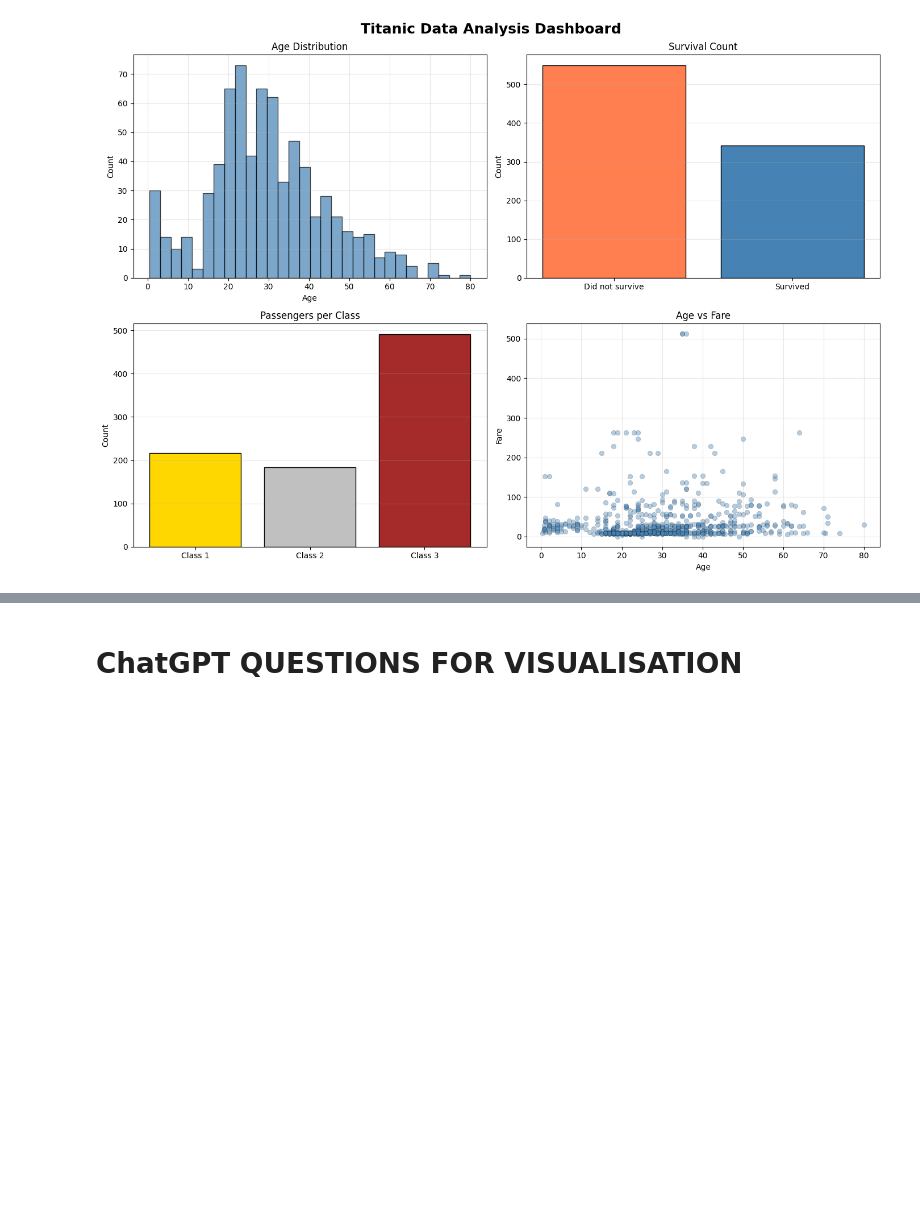
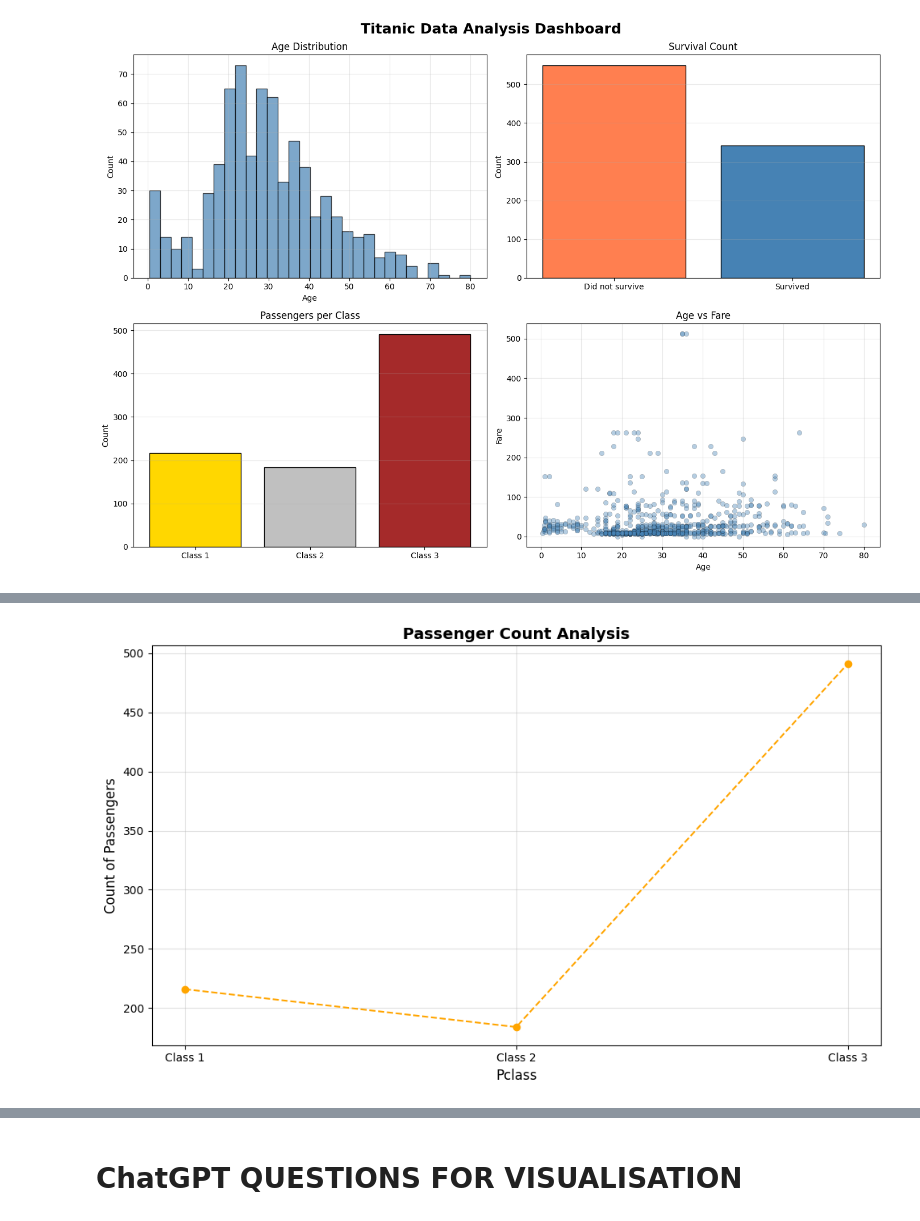
Before and after one commit to Ramcharan-AIML/Matplotlib_Problem_Solving, a Jupyter notebook: Matplotlib_Problems_Practice.ipynb, the cells around one changed output, grey strips where cells are left out. Drawn from its saved outputs; the diff is of its cells as text; code cells hidden in the pictures; blank space fills up the shorter version.

````diff
--- a/Matplotlib_Problems_Practice.ipynb
+++ b/Matplotlib_Problems_Practice.ipynb
@@ -346,0 +384,35 @@ plt.show()
+# %%
+
+# ## 📝 Practice Tasks — Matplotlib Only
+
+# Use the Titanic dataset for all tasks:
+# ```
+# 1. Line plot — show passenger count
+#    per Pclass as a trend line
+#    (x = class, y = count)
+pclass = df["Pclass"].value_counts().sort_index()
+# print(pclass)
+plt.figure(figsize=(10,6))
+
+plt.plot(pclass.index , pclass.values , color="orange", linestyle="--",marker="o")
+plt.title("Passenger Count Analysis" ,fontsize = 14, fontweight="bold")
+plt.xlabel("Pclass", fontsize = 12)
+plt.ylabel("Count of Passengers",fontsize = 12)
+plt.grid(True, alpha =0.4)
+plt.xticks([1, 2, 3],
+           ["Class 1", "Class 2", "Class 3"])
+
+plt.tight_layout()
+plt.show()
+
+
+
+# 📊 INSIGHT 1: Class 3 has most passengers (491) —
+#               more than Class 1 and 2 combined
+# 📊 INSIGHT 2: Class 2 has fewest passengers (184) —
+#               middle class was least represented
+# 📊 INSIGHT 3: Sharp rise from Class 2 to Class 3
+#               shows Titanic was primarily a ship
+#               for working class passengers
+# %% [output]
+[figure, added]
````
Also changed, not shown: parts of 8 cells of this notebook.
